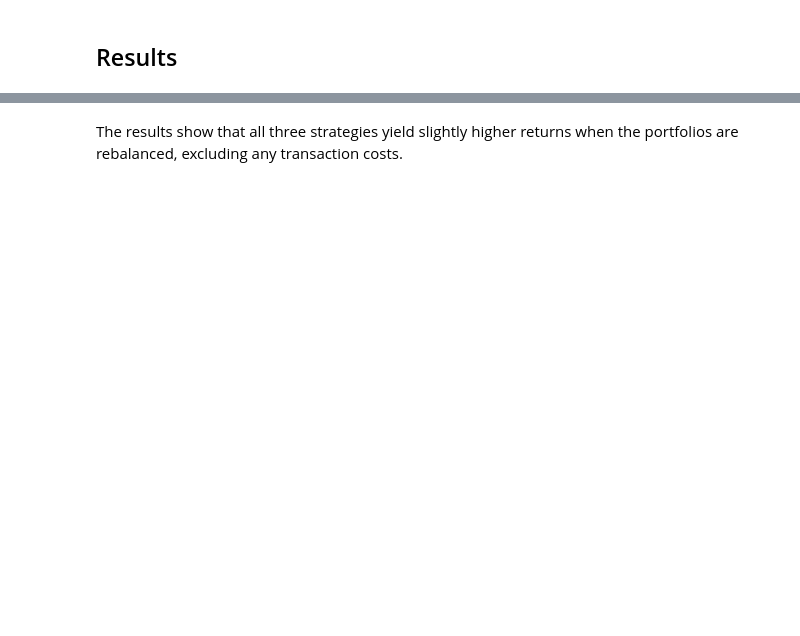
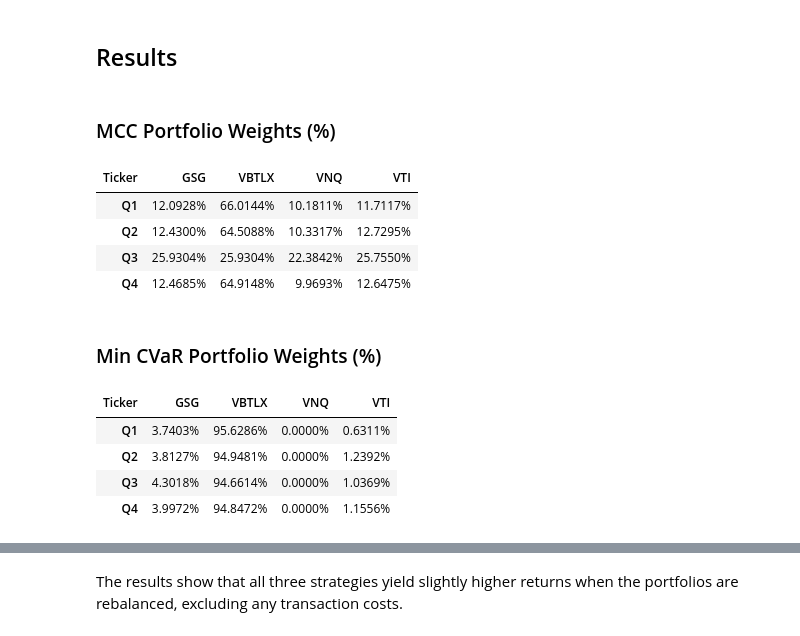
Before and after one commit to LuisMB09/admin_de_riesgos, a Jupyter notebook: min_CVaR.ipynb, the cells around one changed output, grey strips where cells are left out. Saved outputs shown, nothing was run; the diff lists cells and outputs as text; code cells hidden in the pictures; blank space fills up the shorter version.

```diff
--- a/min_CVaR.ipynb
+++ b/min_CVaR.ipynb
@@ -590,5 +592,38 @@ summary_dynamic_df
 # %% [markdown]
 ## Results
+# %%
+mcc_weights_list = [mcc_weights_q1, mcc_weights_q2, mcc_weights_q3, mcc_weights_q4]
+min_cvar_weights_list = [min_cvar_weights_q1, min_cvar_weights_q2, min_cvar_weights_q3, min_cvar_weights_q4]
+
+mcc_weights_list_df = pd.DataFrame(mcc_weights_list, columns = returns.keys())
+mcc_weights_list_df.index = ['Q1', 'Q2', 'Q3', 'Q4']
+mcc_weights_list_df
+
+min_cvar_weights_list_df = pd.DataFrame(min_cvar_weights_list, columns = returns.keys())
+min_cvar_weights_list_df.index = ['Q1', 'Q2', 'Q3', 'Q4']
+min_cvar_weights_list_df
+
+min_cvar_weights_list_df = min_cvar_weights_list_df * 100
+mcc_weights_list_df = mcc_weights_list_df * 100
+
+display(Markdown('### MCC Portfolio Weights (%)'))
+display(mcc_weights_list_df)
+print()
+display(Markdown('### Min CVaR Portfolio Weights (%)'))
+display(min_cvar_weights_list_df)
+# %% [output]
+### MCC Portfolio Weights (%)
+| Ticker | GSG | VBTLX | VNQ | VTI |
+| Q1 | 12.0928% | 66.0144% | 10.1811% | 11.7117% |
+| Q2 | 12.4300% | 64.5088% | 10.3317% | 12.7295% |
+| Q3 | 25.9304% | 25.9304% | 22.3842% | 25.7550% |
+| Q4 | 12.4685% | 64.9148% | 9.9693% | 12.6475% |
+### Min CVaR Portfolio Weights (%)
+| Ticker | GSG | VBTLX | VNQ | VTI |
+| Q1 | 3.7403% | 95.6286% | 0.0000% | 0.6311% |
+| Q2 | 3.8127% | 94.9481% | 0.0000% | 1.2392% |
+| Q3 | 4.3018% | 94.6614% | 0.0000% | 1.0369% |
+| Q4 | 3.9972% | 94.8472% | 0.0000% | 1.1556% |
 # %%
 display(Markdown('### Summary of Static Portfolios'))
 display(summary_df)
```
Also changed, not shown: parts of 9 cells of this notebook.
